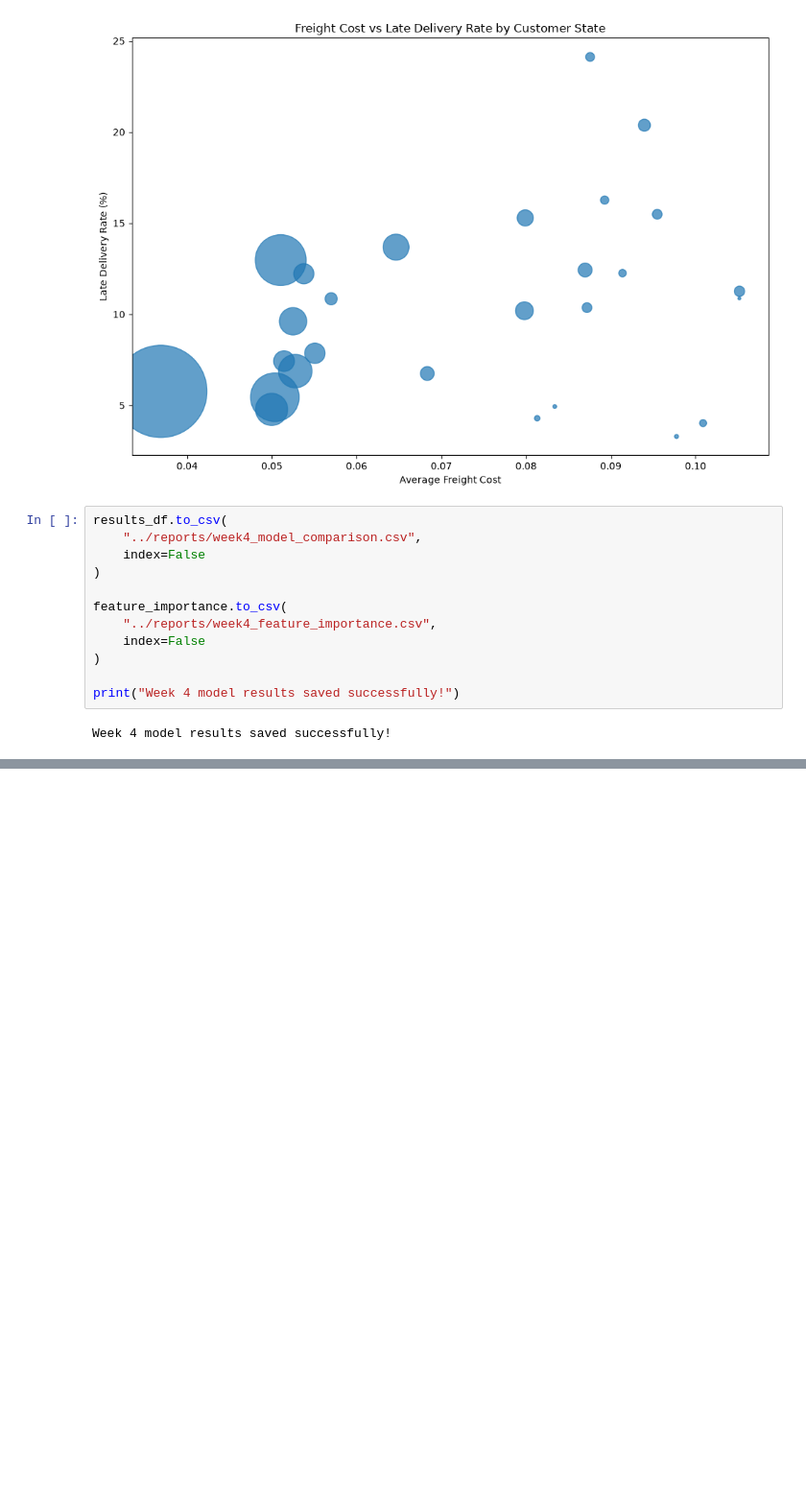
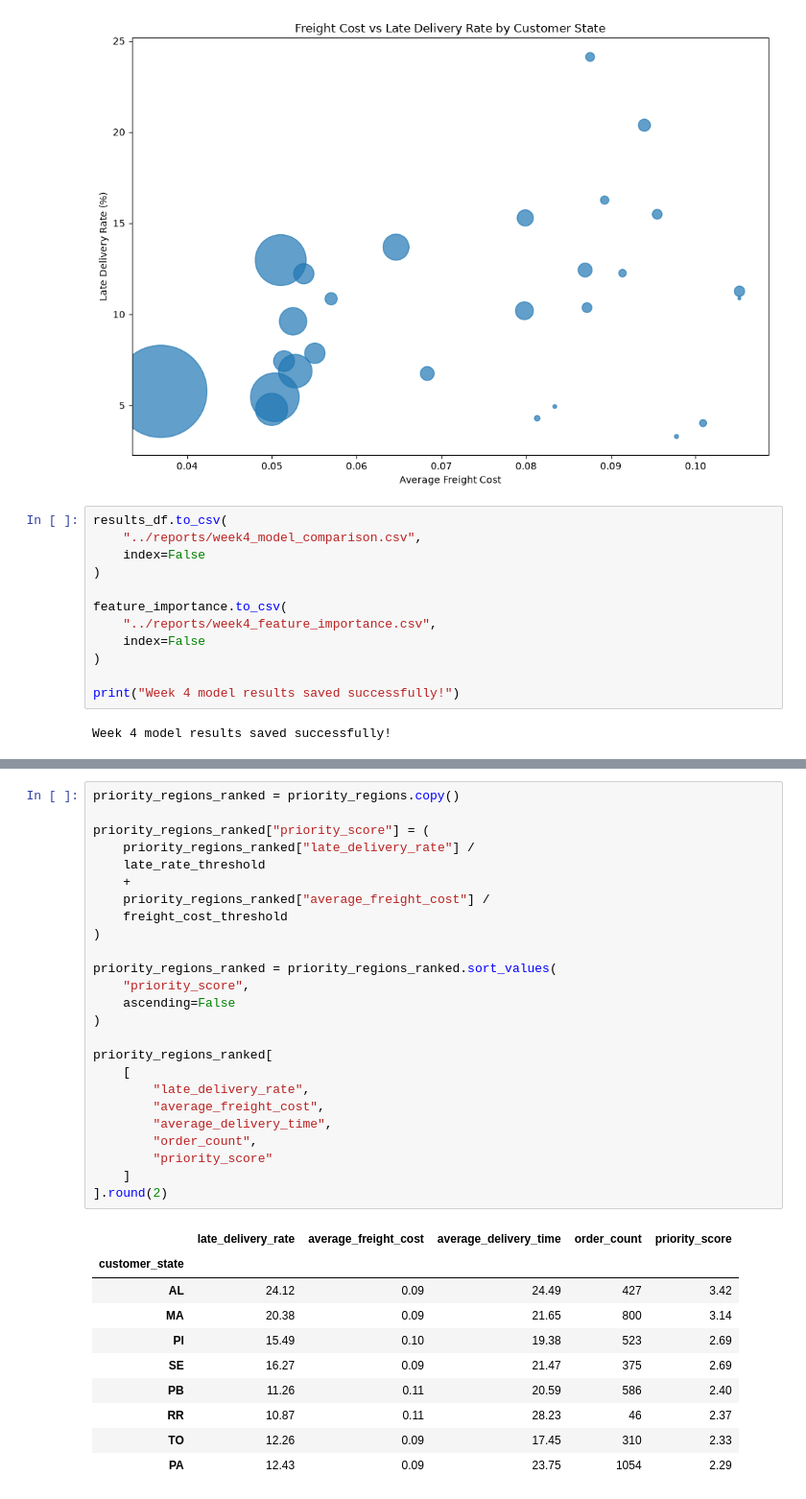
Before and after one commit to DRPatel75/Logistics_Data_Analysis, a Jupyter notebook: notebooks/04_predictive_modeling_optimization.ipynb, the cells around one changed output, grey strips where cells are left out. Shown at 96% size. Saved outputs shown, nothing was run; the diff lists cells and outputs as text; blank space fills up the shorter version.

```diff
--- a/notebooks/04_predictive_modeling_optimization.ipynb
+++ b/notebooks/04_predictive_modeling_optimization.ipynb
@@ -1195,0 +1225,36 @@ Week 4 model results saved successfully!
+# %%
+priority_regions_ranked = priority_regions.copy()
+
+priority_regions_ranked["priority_score"] = (
+    priority_regions_ranked["late_delivery_rate"] /
+    late_rate_threshold
+    +
+    priority_regions_ranked["average_freight_cost"] /
+    freight_cost_threshold
+)
+
+priority_regions_ranked = priority_regions_ranked.sort_values(
+    "priority_score",
+    ascending=False
+)
+
+priority_regions_ranked[
+    [
+        "late_delivery_rate",
+        "average_freight_cost",
+        "average_delivery_time",
+        "order_count",
+        "priority_score"
+    ]
+].round(2)
+# %% [output]
+|  | late_delivery_rate | average_freight_cost | average_delivery_time | order_count | priority_score |
+| customer_state |  |  |  |  |  |
+| AL | 24.12 | 0.09 | 24.49 | 427 | 3.42 |
+| MA | 20.38 | 0.09 | 21.65 | 800 | 3.14 |
+| PI | 15.49 | 0.10 | 19.38 | 523 | 2.69 |
+| SE | 16.27 | 0.09 | 21.47 | 375 | 2.69 |
+| PB | 11.26 | 0.11 | 20.59 | 586 | 2.40 |
+| RR | 10.87 | 0.11 | 28.23 | 46 | 2.37 |
+| TO | 12.26 | 0.09 | 17.45 | 310 | 2.33 |
+| PA | 12.43 | 0.09 | 23.75 | 1054 | 2.29 |
```
Also changed, not shown: parts of 4 cells of this notebook, 1 other file.
